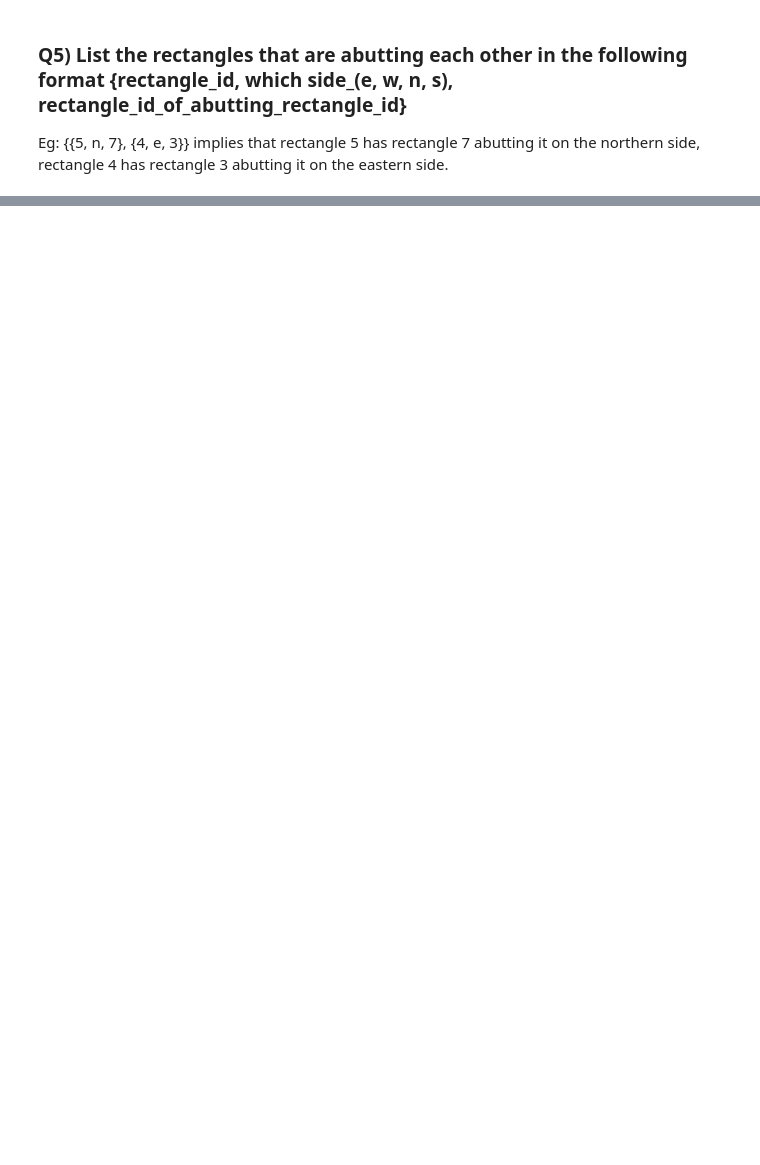
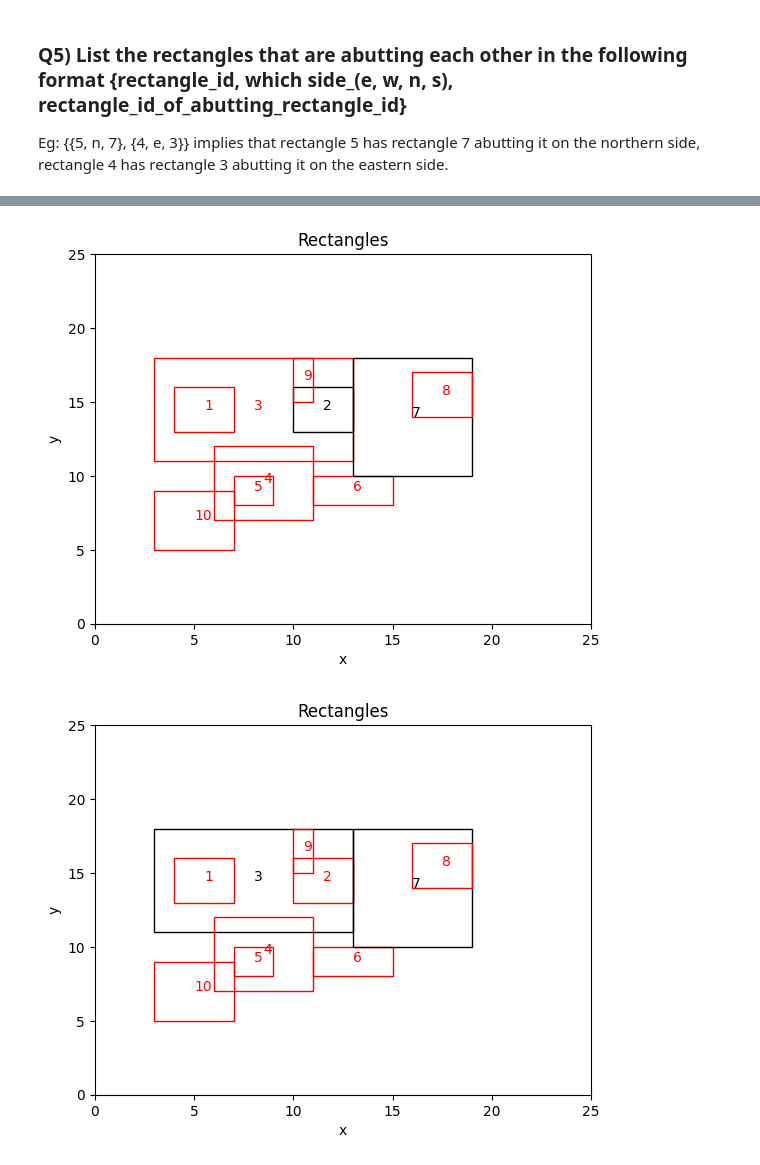
Before and after one commit to the-pinbo/EC704-VLSI-Design-Automation, a Jupyter notebook: Assignment-1/first_draft.ipynb, the cells around one changed output, grey strips where cells are left out. Cells and saved outputs as stored; diff of their text form; code cells hidden in the pictures; blank space fills up the shorter version.

```diff
--- a/Assignment-1/first_draft.ipynb
+++ b/Assignment-1/first_draft.ipynb
@@ -560,0 +540,3 @@ print(abutted_rects_fin)
+# %%
+abut_rect_list = abutRect(df)
+abut_rect_list
@@ -560,0 +554,44 @@ print(abutted_rects_fin)
+# %%
+def plotAbutRect(rectangles_df: pd.DataFrame, abut_rect: Tuple[int,str,int])-> None:
+    """
+    Plot the rectangles that abut each other in different colors
+
+    Args:
+    ----------
+        rectangles_df (pd.DataFrame): a dataframe with the following columns:
+            rectangle_id: the id of the rectangle
+            x_min: the x coordinate of the top left corner
+            y_min: the y coordinate of the top left corner
+            x_max: the x coordinate of the bottom right corner
+            y_max: the y coordinate of the bottom right corner
+
+        non_over_lapping_rectangles (set): a set of the non overlapping rectangles
+
+
+    """
+    fig, ax = plt.subplots()
+
+    for rectangle_id,rectangle in df.iterrows():
+        x_min, y_min, x_max, y_max = rectangle
+        # add a rectangle to the plot
+        # edgecolor=f'C{rectangle_id}' is used to set the color of the rectangle to the color of the rectangle_id
+        color = 'black' if rectangle_id in abut_rect else 'red'
+        ax.add_patch(plt.Rectangle((x_min, y_min), x_max - x_min,
+                     y_max - y_min, fill=None, edgecolor=color))
+        # add the id of the rectangle to the plot
+        ax.annotate(rectangle_id, (x_min + (x_max - x_min) / 2,
+                    y_min + (y_max - y_min) / 2), color=color)
+
+    # set the limits of the axes
+    ax.set_xlim(0, 25)
+    ax.set_ylim(0, 25)
+    ax.set_title('Rectangles')
+    ax.set_xlabel('x')
+    ax.set_ylabel('y')
+    plt.show()
+# %%
+for abut_rect in abut_rect_list:
+    plotAbutRect(df, abut_rect)
+# %% [output]
+[figure, added]
+[figure, added]
```
Also changed, not shown: parts of 16 cells of this notebook.
